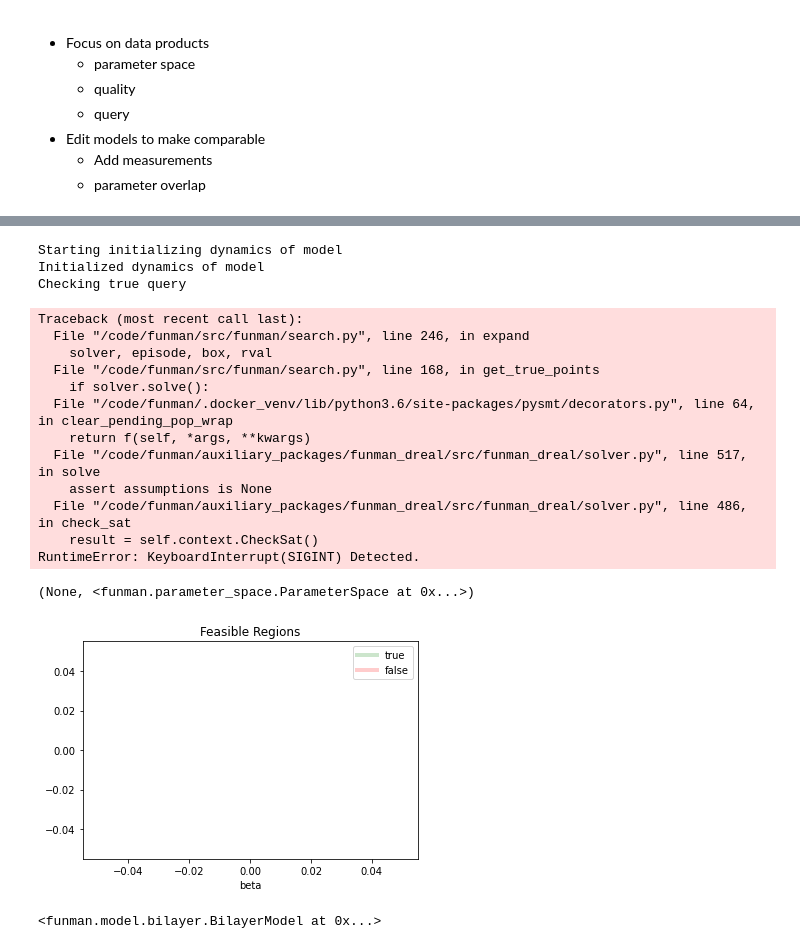
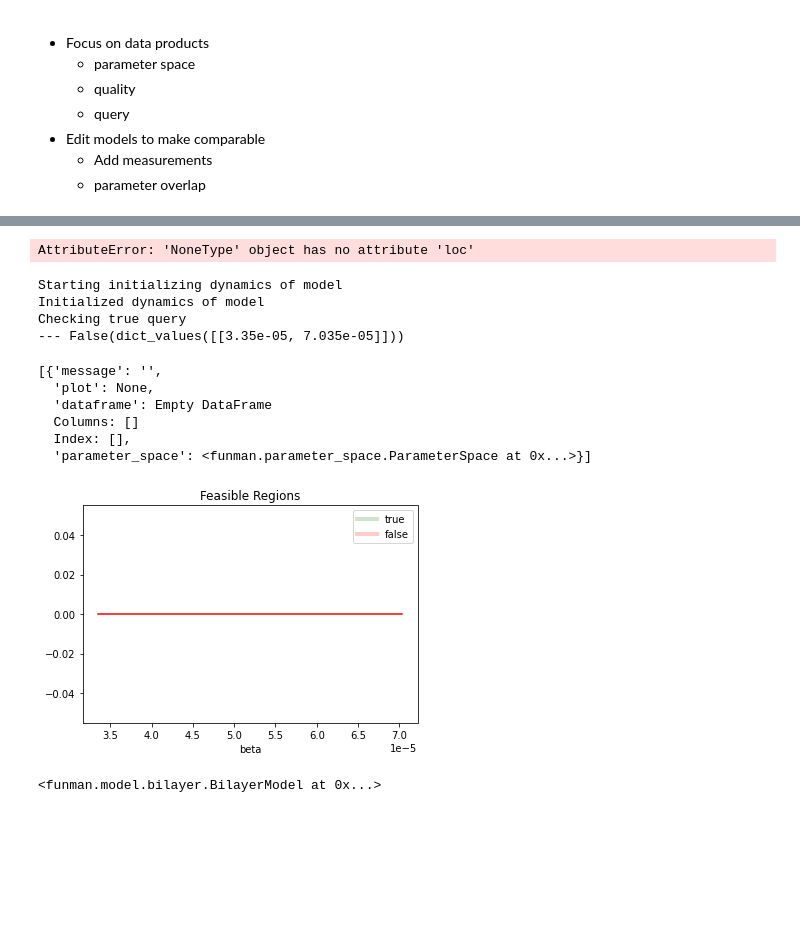
Before and after one commit to ml4ai/funman, a Jupyter notebook: notebooks/dec_8_2022_demo_funman.ipynb, the cells around one changed output, grey strips where cells are left out. Cells and saved outputs as stored; diff of their text form; code cells hidden in the pictures; blank space fills up the shorter version.

```diff
--- a/notebooks/dec_8_2022_demo_funman.ipynb
+++ b/notebooks/dec_8_2022_demo_funman.ipynb
@@ -92,26 +70,30 @@ Text(0, 0.5, 'Unused Hospital Capacity')
+# %%
+# What is S, I, and R at day 30, with no intervervention
+scenario1 = Scenario1(duration=30, query_threshold=50)
+transmissibility_reduction = 0.0
+results = scenario1.analyze_intervention_1(transmissibility_reduction)
+
+day30 = results["SIR+H"]["dataframe"].loc[30]
+# %% [output]
+AttributeError: 'NoneType' object has no attribute 'loc'
 # %%
 # Intervention 2 is over a shorter time period, with different initial conditions
 # The task is to find the level of efficacy beta needed to satisfy the query
-scenario1 = Scenario1()
-scenario1.analyze_intervention_2([-0.05, 0.10])
+scenario1 = Scenario1(duration=25, query_threshold=50,
+init_values={"S": day30["S"], "I": day30["I"], "R": day30["R"]})
+scenario1.analyze_intervention_2([-0.05, 0.50])
 # %% [output]
 Starting initializing dynamics of model
 Initialized dynamics of model
 Checking true query
+--- False(dict_values([[3.35e-05, 7.035e-05]]))
-Traceback (most recent call last):
-  File "/code/funman/src/funman/search.py", line 246, in expand
-    solver, episode, box, rval
-  File "/code/funman/src/funman/search.py", line 168, in get_true_points
-    if solver.solve():
-  File "/code/funman/.docker_venv/lib/python3.6/site-packages/pysmt/decorators.py", line 64, in clear_pending_pop_wrap
-    return f(self, *args, **kwargs)
-  File "/code/funman/auxiliary_packages/funman_dreal/src/funman_dreal/solver.py", line 517, in solve
-    assert assumptions is None
-  File "/code/funman/auxiliary_packages/funman_dreal/src/funman_dreal/solver.py", line 486, in check_sat
-    result = self.context.CheckSat()
-RuntimeError: KeyboardInterrupt(SIGINT) Detected.
+[{'message': '',
+  'plot': None,
+  'dataframe': Empty DataFrame
+  Columns: []
+  Index: [],
+  'parameter_space': <funman.parameter_space.ParameterSpace at 0x...>}]
-(None, <funman.parameter_space.ParameterSpace at 0x...>)
-[figure, old version]
+[figure, new version]
 # %%
 # %% [output]
 <funman.model.bilayer.BilayerModel at 0x...>
```
Also changed, not shown: parts of 10 cells of this notebook, 3 other files.
